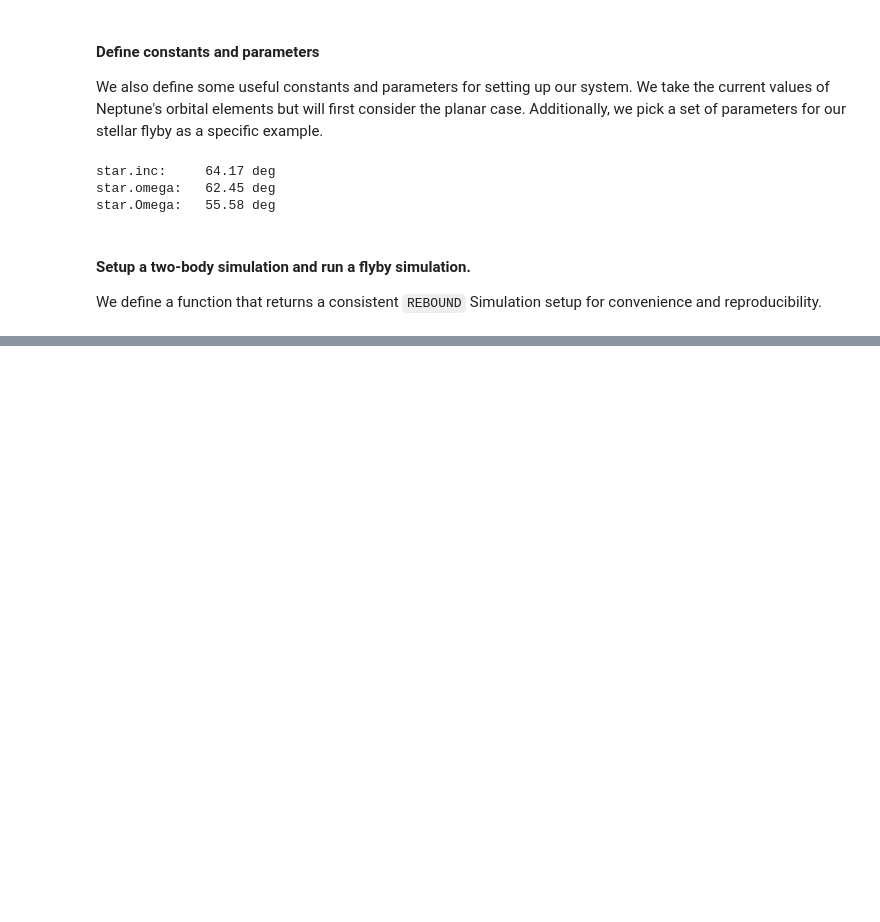
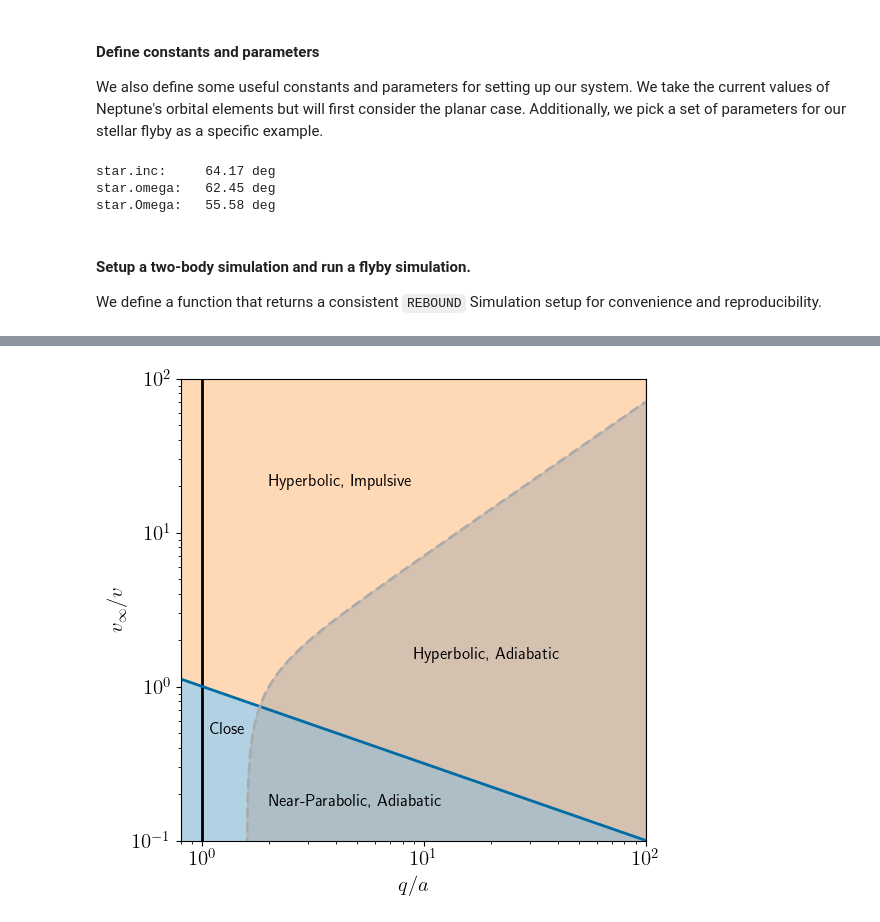
Before and after one commit to zyrxvo/airball, a Jupyter notebook: docs/examples/adiabatic-tests.ipynb, the cells around one changed output, grey strips where cells are left out. Drawn from its saved outputs; the diff is of its cells as text; code cells hidden in the pictures; blank space fills up the shorter version.

```diff
--- a/docs/examples/adiabatic-tests.ipynb
+++ b/docs/examples/adiabatic-tests.ipynb
@@ -63 +70,30 @@ sim = setup()
+# %%
+N = int(1e6)
+qbya = np.logspace(-1, 2, N)
+vinfbyv = np.logspace(-1, 2, N)
+
+plt.rcParams.update({'font.size': 15})
+fig,ax = plt.subplots(1,1, figsize=(6,6))
+ax.axvline(1, c='k', ls='-', lw=2)
+parabolic = 1./np.sqrt(qbya)
+ax.loglog(qbya, parabolic, 'C0', lw=2)
+ax.fill_between(qbya, parabolic, color='C0', alpha=0.3)
+hyperbolic = 1./np.sqrt(qbya)
+ax.fill_between(qbya, hyperbolic, 100, color='C1', alpha=0.3)
+adiabatic = np.sqrt(2.)*(qbya[qbya >= 2**(2/3)])*np.sqrt(0.25-(qbya[qbya >= 2**(2/3)])**(-3))
+ax.loglog(qbya[qbya >= 2**(2/3)], adiabatic, 'C2--', lw=2)
+ax.fill_between(qbya[qbya >= 2**(2/3)], adiabatic, color='C2', alpha=0.5)
+
+ax.text(2, 20, "Hyperbolic, Impulsive", {'size': 12})
+ax.text(9, 1.5, "Hyperbolic, Adiabatic", {'size': 12})
+ax.text(2, 0.17, "Near-Parabolic, Adiabatic", {'size': 12})
+ax.text(1.085, 0.5, "Close", {'size': 12})
+
+ax.set_xlabel(r'$q/a$')
+ax.set_ylabel(r'$v_\infty/v$')
+ax.set_xlim([0.8, 1e2])
+ax.set_ylim([1e-1, 1e2])
+plt.show()
+# %% [output]
+[figure, added]
 # %% [markdown]
```
Also changed, not shown: parts of 16 cells of this notebook, 9 other files.
